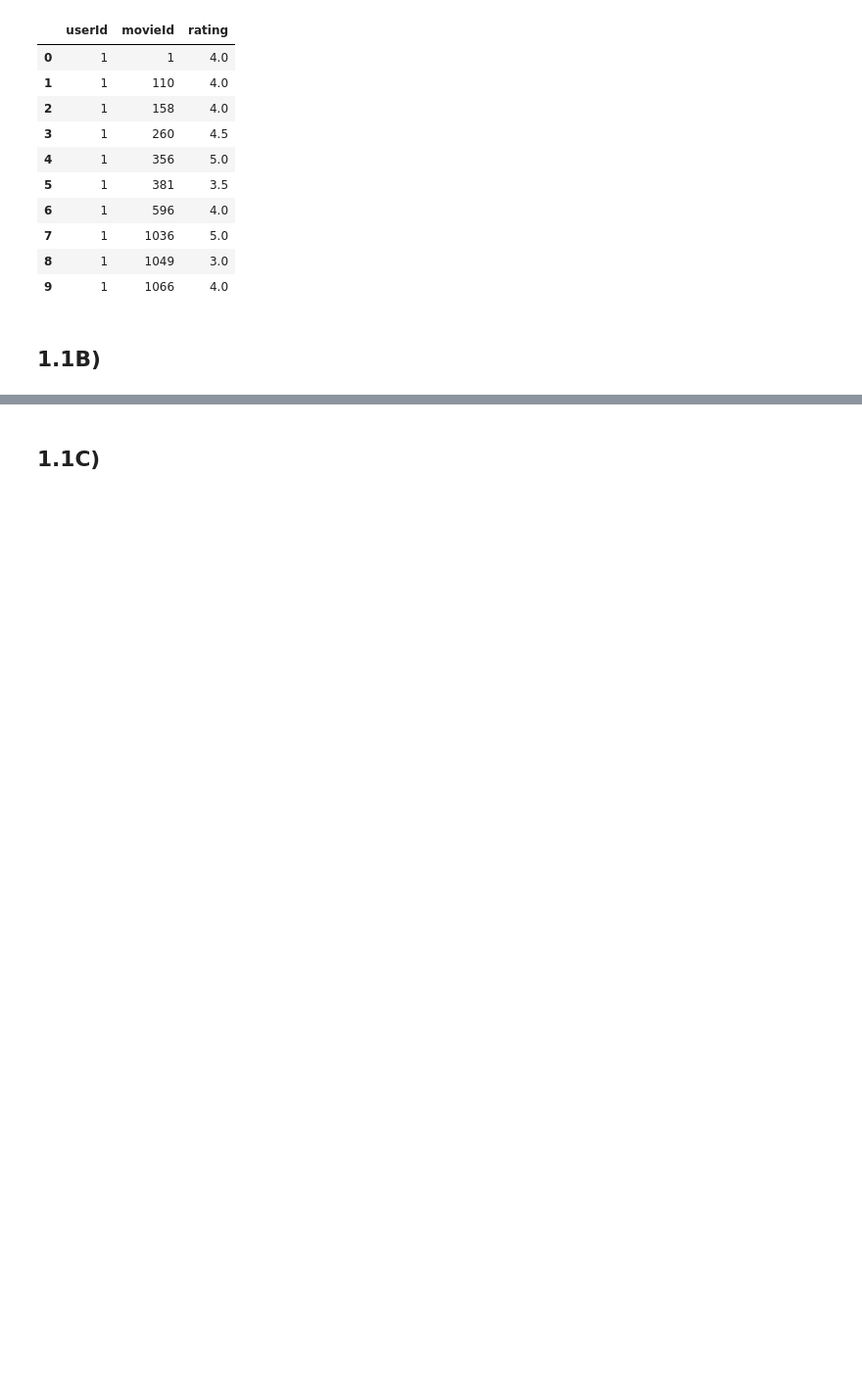
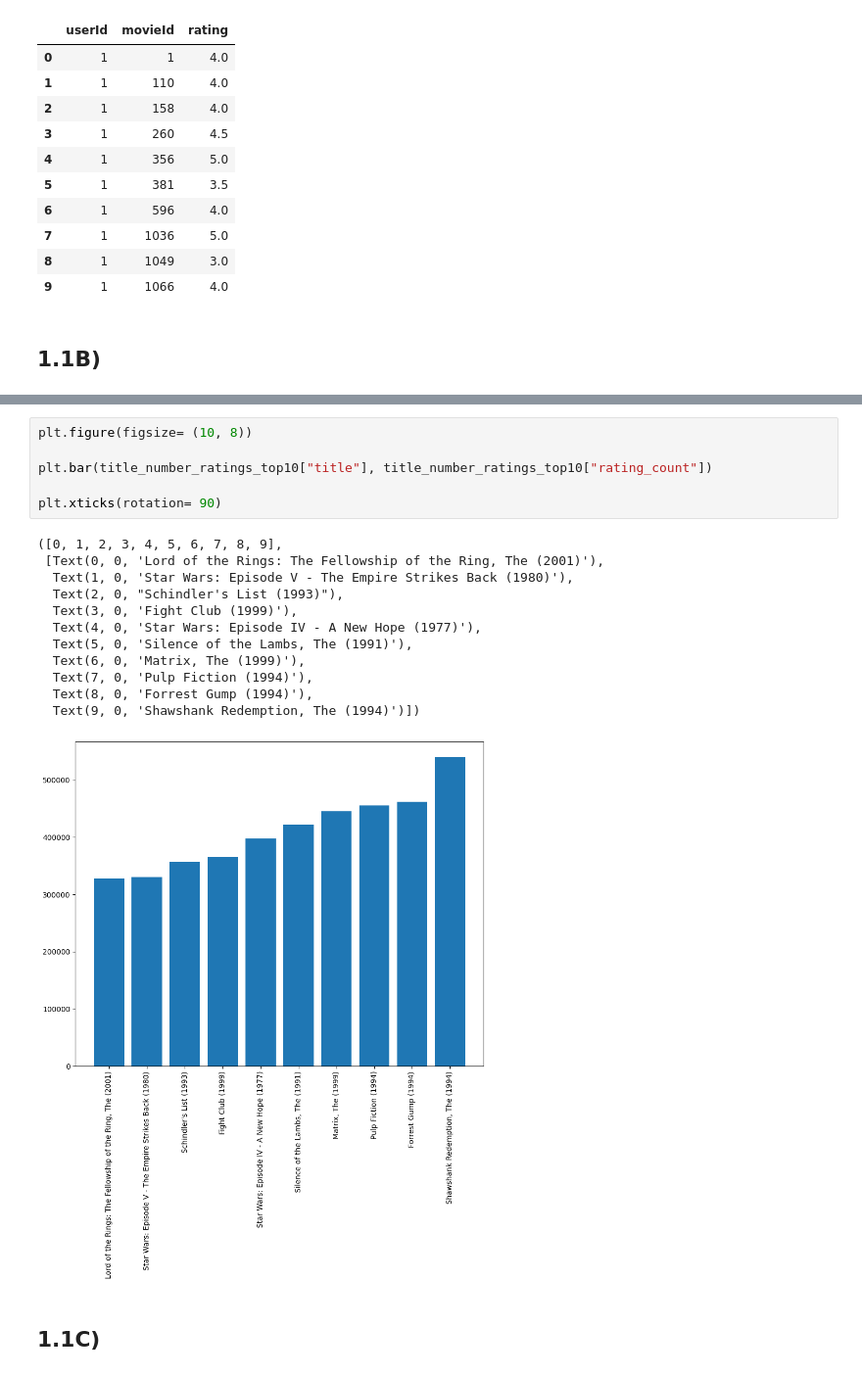
Before and after one commit to MiltonOberg/Artificial_Intelligence2-Milton-OPA23, a Jupyter notebook: Labb_1/labb_1.ipynb, the cells around one changed output, grey strips where cells are left out. Shown at 98% size. Cells and saved outputs as stored; diff of their text form; blank space fills up the shorter version.

```diff
--- a/Labb_1/labb_1.ipynb
+++ b/Labb_1/labb_1.ipynb
@@ -111,2 +125,21 @@ title_number_ratings_top10
+# %%
+plt.figure(figsize= (10, 8))
+
+plt.bar(title_number_ratings_top10["title"], title_number_ratings_top10["rating_count"])
+
+plt.xticks(rotation= 90)
+# %% [output]
+([0, 1, 2, 3, 4, 5, 6, 7, 8, 9],
+ [Text(0, 0, 'Lord of the Rings: The Fellowship of the Ring, The (2001)'),
+  Text(1, 0, 'Star Wars: Episode V - The Empire Strikes Back (1980)'),
+  Text(2, 0, "Schindler's List (1993)"),
+  Text(3, 0, 'Fight Club (1999)'),
+  Text(4, 0, 'Star Wars: Episode IV - A New Hope (1977)'),
+  Text(5, 0, 'Silence of the Lambs, The (1991)'),
+  Text(6, 0, 'Matrix, The (1999)'),
+  Text(7, 0, 'Pulp Fiction (1994)'),
+  Text(8, 0, 'Forrest Gump (1994)'),
+  Text(9, 0, 'Shawshank Redemption, The (1994)')])
+[figure, added]
 # %% [markdown]
 ## 1.1C)
```
Also changed, not shown: parts of 10 cells of this notebook.
